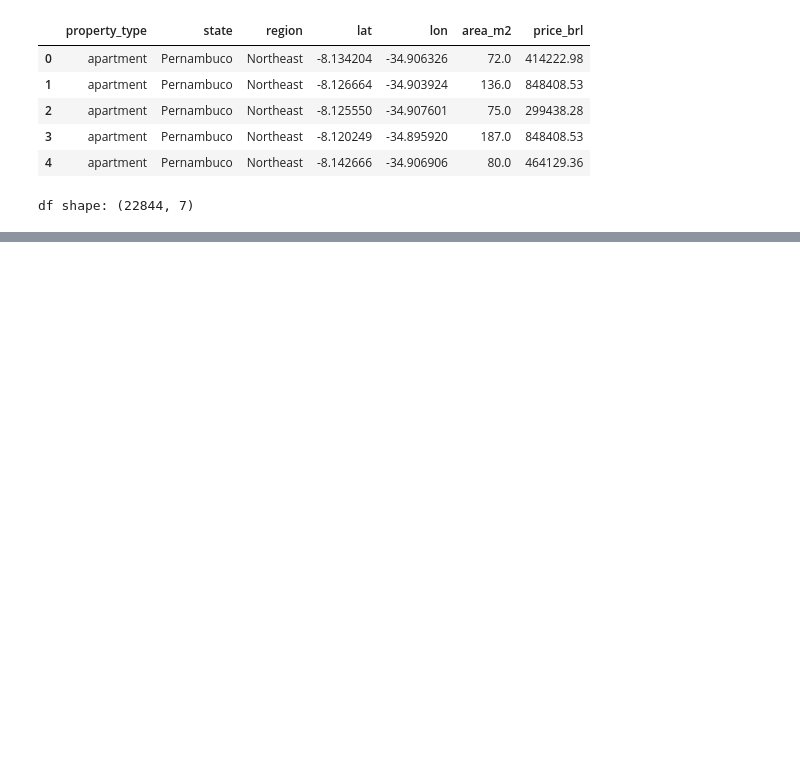
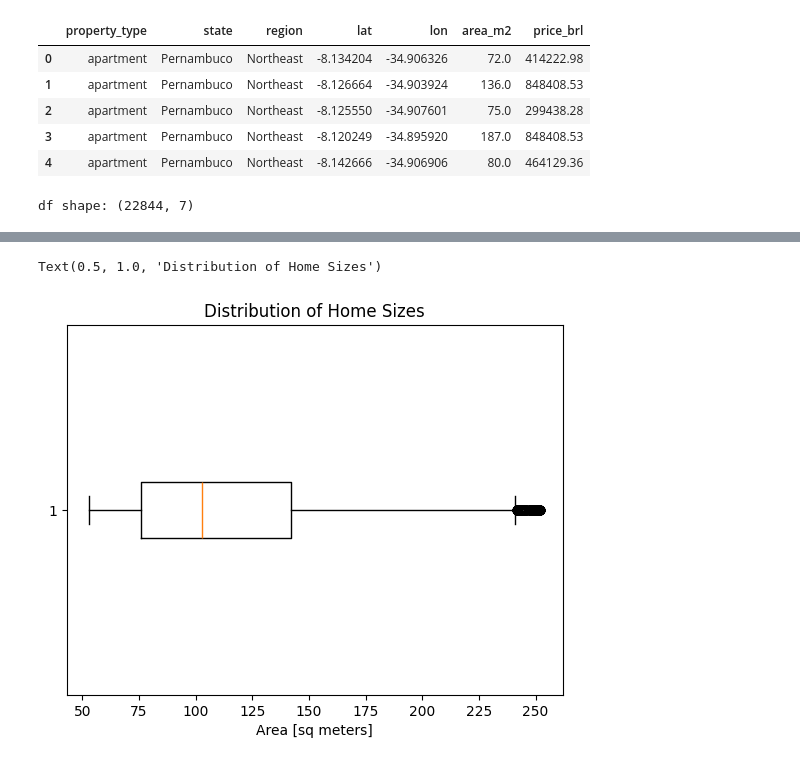
Before and after one commit to afadamarcello-code/WQU-Applied-Data-Science-Lab, a Jupyter notebook: brazil_housing_analysis.ipynb, the cells around one changed output, grey strips where cells are left out. Drawn from its saved outputs; the diff is of its cells as text; code cells hidden in the pictures; blank space fills up the shorter version.

```diff
--- a/brazil_housing_analysis.ipynb
+++ b/brazil_housing_analysis.ipynb
@@ -96,0 +141,14 @@ df shape: (22844, 7)
+# %%
+#Create a horizontal boxplot of "area_m2".
+fig, ax = plt.subplots()
+
+#Build box plot
+ax.boxplot(df["area_m2"], vert=False)
+
+# Label x-axis
+plt.xlabel("Area [sq meters]")
+# Add title
+plt.title("Distribution of Home Sizes")
+# %% [output]
+Text(0.5, 1.0, 'Distribution of Home Sizes')
+[figure, added]
```
Also changed, not shown: parts of 16 cells of this notebook.
